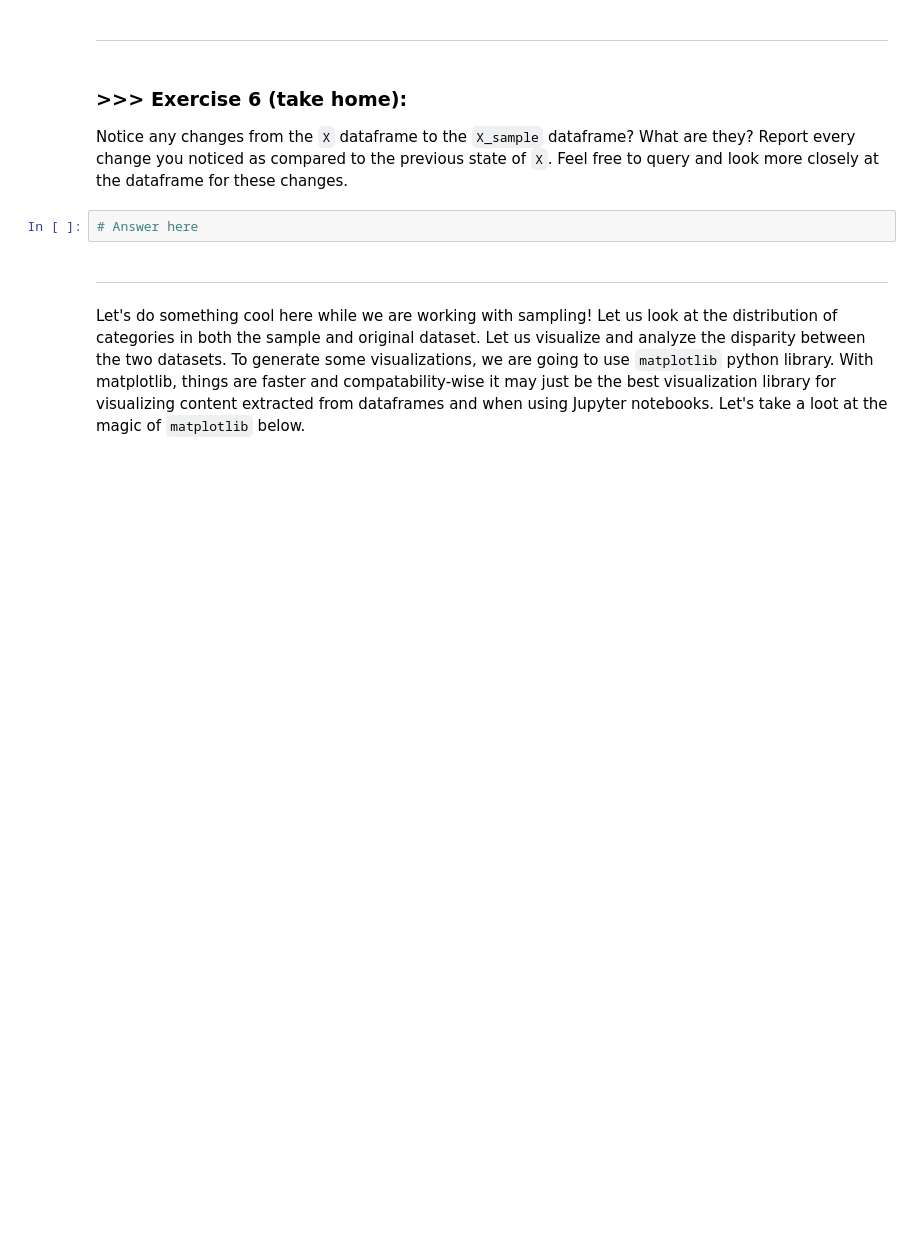
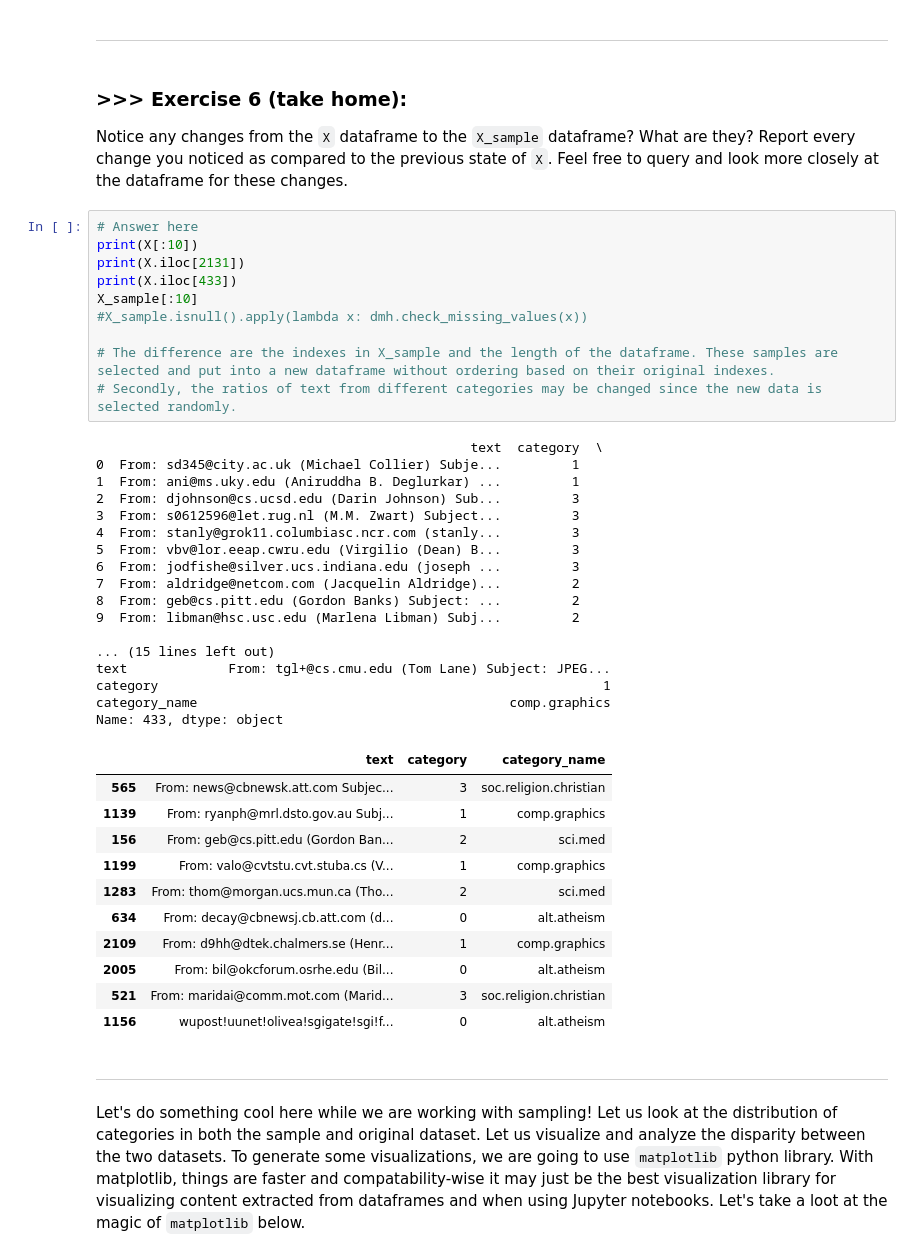
Before and after one commit to PinguNootNoot/DM2025-Lab1, a Jupyter notebook: DM2025-Lab1-Master.ipynb, the cells around one changed output. Saved outputs shown, nothing was run; the diff lists cells and outputs as text; blank space fills up the shorter version.

```diff
--- a/DM2025-Lab1-Master.ipynb
+++ b/DM2025-Lab1-Master.ipynb
@@ -714,8 +718,45 @@ X_sample[0:4]
 # %% [markdown]
 ### >>> Exercise 6 (take home):
 Notice any changes from the `X` dataframe to the `X_sample` dataframe? What are they? Report every change you noticed as compared to the previous state of `X`. Feel free to query and look more closely at the dataframe for these changes.
-# %%
-# Answer here
+# %%
+# Answer here
+print(X[:10])
+print(X.iloc[2131])
+print(X.iloc[433])
+X_sample[:10]
+#X_sample.isnull().apply(lambda x: dmh.check_missing_values(x))
+
+# The difference are the indexes in X_sample and the length of the dataframe. These samples are selected and put into a new dataframe without ordering based on their original indexes.
+# Secondly, the ratios of text from different categories may be changed since the new data is selected randomly.
+# %% [output]
+                                                text  category  \
+0  From: sd345@city.ac.uk (Michael Collier) Subje...         1
+1  From: ani@ms.uky.edu (Aniruddha B. Deglurkar) ...         1
+2  From: djohnson@cs.ucsd.edu (Darin Johnson) Sub...         3
+3  From: s0612596@let.rug.nl (M.M. Zwart) Subject...         3
+4  From: stanly@grok11.columbiasc.ncr.com (stanly...         3
+5  From: vbv@lor.eeap.cwru.edu (Virgilio (Dean) B...         3
+6  From: jodfishe@silver.ucs.indiana.edu (joseph ...         3
+7  From: aldridge@netcom.com (Jacquelin Aldridge)...         2
+8  From: geb@cs.pitt.edu (Gordon Banks) Subject: ...         2
+9  From: libman@hsc.usc.edu (Marlena Libman) Subj...         2
+
+... (15 lines left out)
+text             From: tgl+@cs.cmu.edu (Tom Lane) Subject: JPEG...
+category                                                         1
+category_name                                        comp.graphics
+Name: 433, dtype: object
+|  | text | category | category_name |
+| 565 | From: news@cbnewsk.att.com Subjec... | 3 | soc.religion.christian |
+| 1139 | From: ryanph@mrl.dsto.gov.au Subj... | 1 | comp.graphics |
+| 156 | From: geb@cs.pitt.edu (Gordon Ban... | 2 | sci.med |
+| 1199 | From: valo@cvtstu.cvt.stuba.cs (V... | 1 | comp.graphics |
+| 1283 | From: thom@morgan.ucs.mun.ca (Tho... | 2 | sci.med |
+| 634 | From: decay@cbnewsj.cb.att.com (d... | 0 | alt.atheism |
+| 2109 | From: d9hh@dtek.chalmers.se (Henr... | 1 | comp.graphics |
+| 2005 | From: bil@okcforum.osrhe.edu (Bil... | 0 | alt.atheism |
+| 521 | From: maridai@comm.mot.com (Marid... | 3 | soc.religion.christian |
+| 1156 | wupost!uunet!olivea!sgigate!sgi!f... | 0 | alt.atheism |
 # %% [markdown]
 ---
 # %% [markdown]
```
Also changed, not shown: parts of 30 cells of this notebook.
